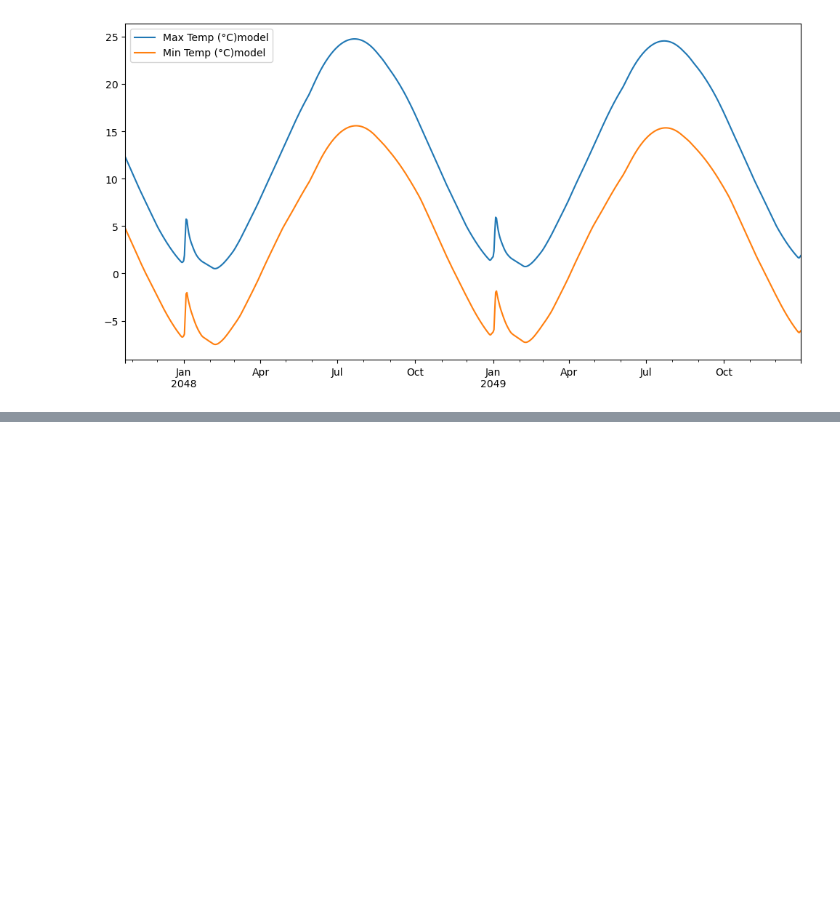
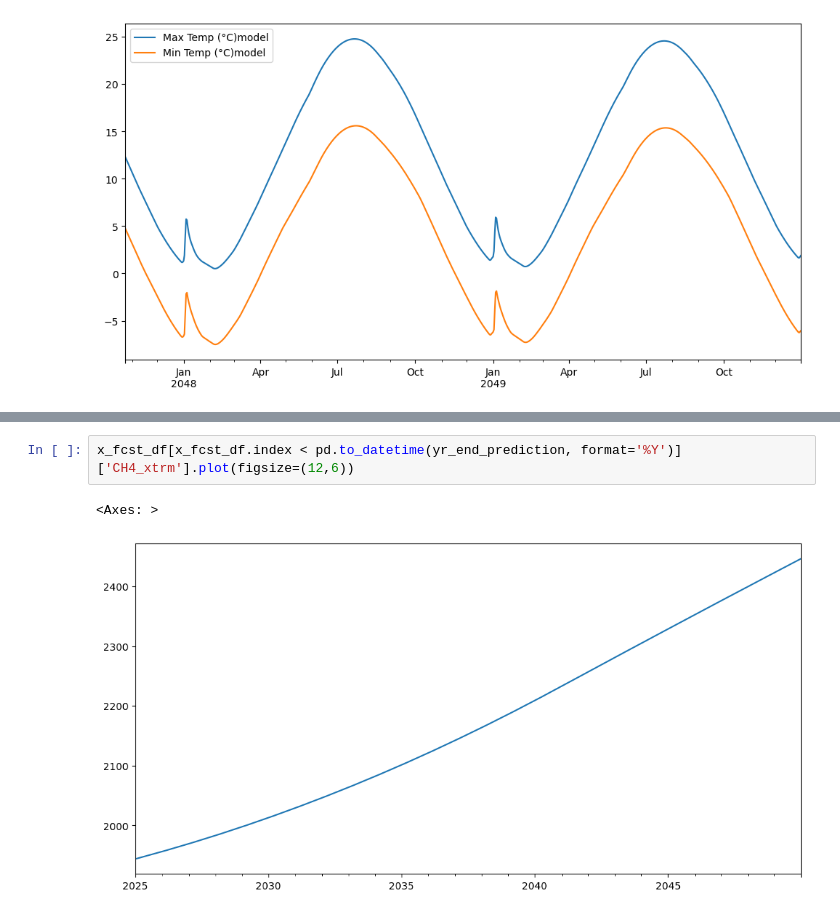
Before and after one commit to ABF-QC/Final_Project, a Jupyter notebook: notebook/Prediction.ipynb, the cells around one changed output, grey strips where cells are left out. Drawn from its saved outputs; the diff is of its cells as text; blank space fills up the shorter version.

```diff
--- a/notebook/Prediction.ipynb
+++ b/notebook/Prediction.ipynb
@@ -629,0 +639,5 @@ pred_val_df.iloc[-800:].plot(figsize=(12,6))
+# %%
+x_fcst_df[x_fcst_df.index < pd.to_datetime(yr_end_prediction, format='%Y')]['CH4_xtrm'].plot(figsize=(12,6))
+# %% [output]
+<Axes: >
+[figure, added]
```
Also changed, not shown: parts of 15 cells of this notebook, 1 other file.
